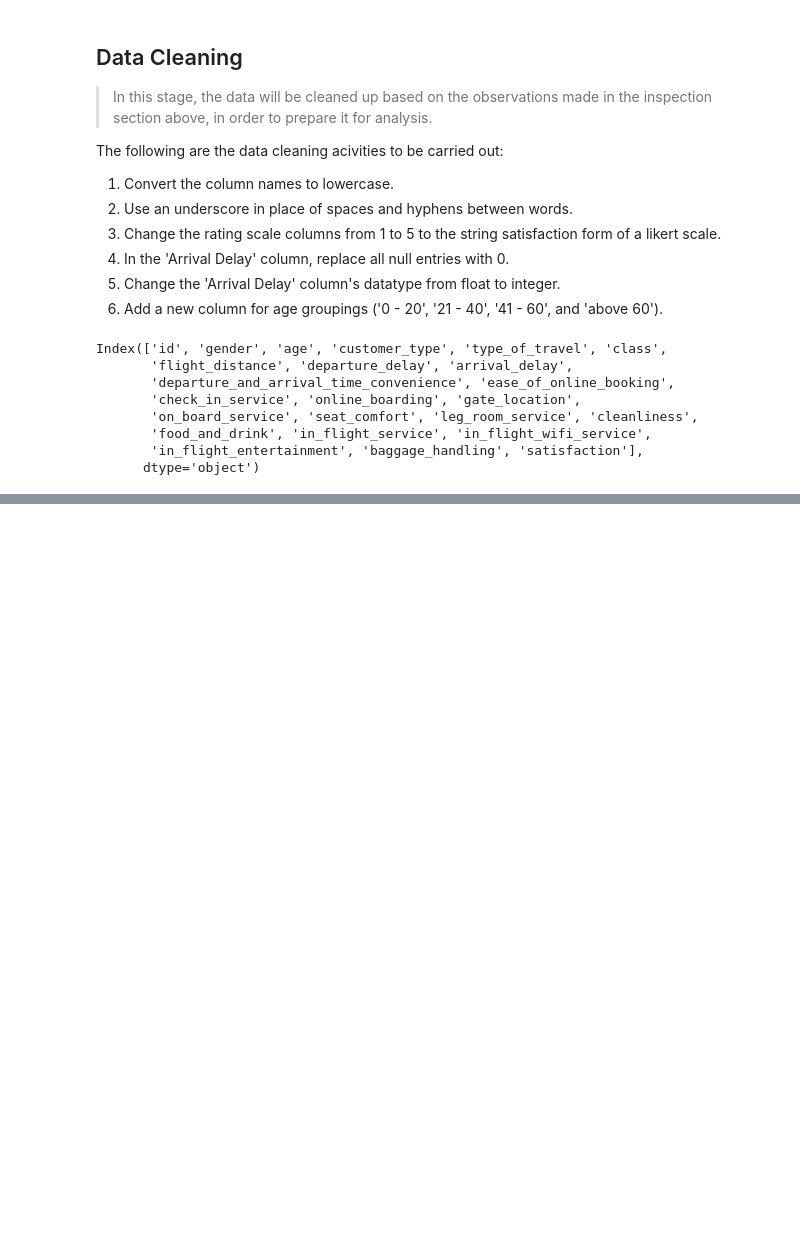
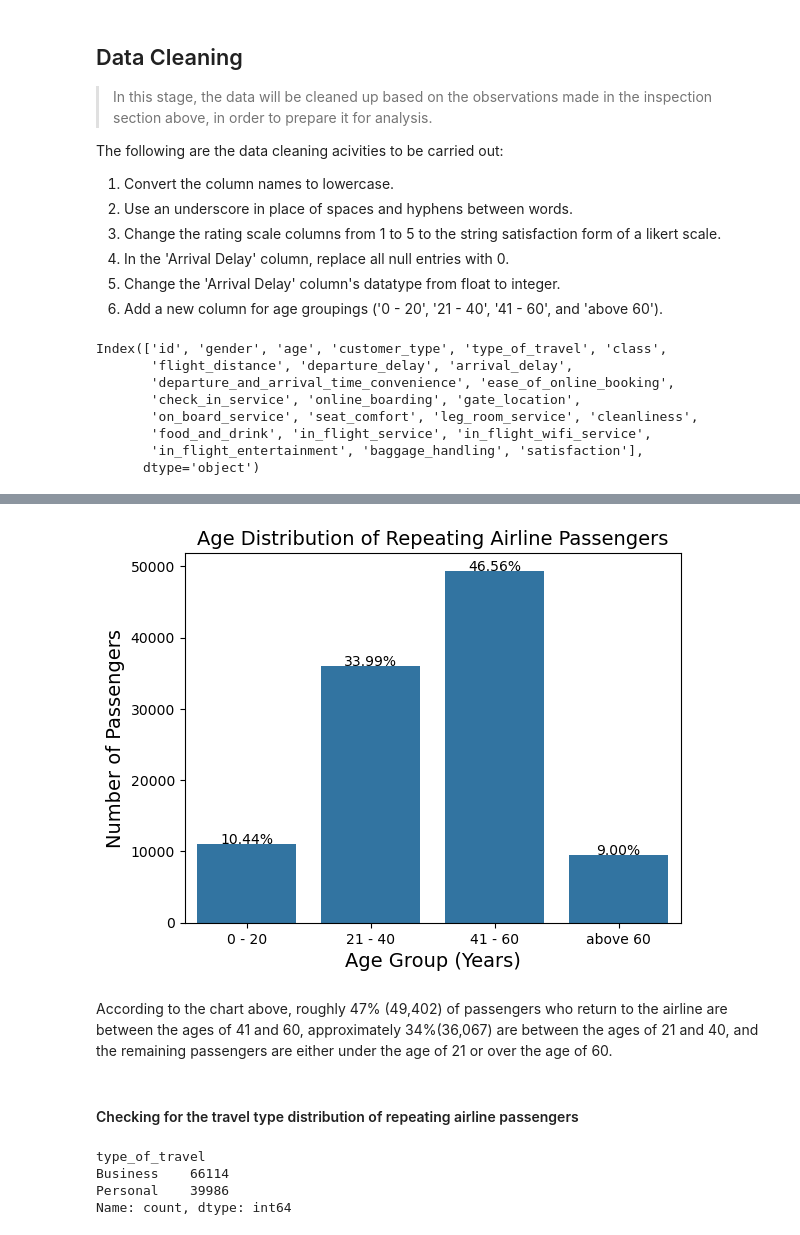
Before and after one commit to CertifiedBashir/Analysis_of_Airline_Passenger_Satisfaction, a Jupyter notebook: Airline Passenger Satisfaction.ipynb, the cells around one changed output, grey strips where cells are left out. Drawn from its saved outputs; the diff is of its cells as text; code cells hidden in the pictures; blank space fills up the shorter version.

```diff
--- a/Airline Passenger Satisfaction.ipynb
+++ b/Airline Passenger Satisfaction.ipynb
@@ -385,0 +462,22 @@ According to the chart above:
+# %%
+# Checking for age distribution amoung the repeating airline passengers
+ax = sns.countplot(data = return_pass, x = 'age_group', color = color);
+
+# Running the chart formatting function
+chart_format('Age Group (Years)', 'Number of Passengers', 'Age Distribution of Repeating Airline Passengers')
+
+# # Running the percentage calculating function
+percentage_calc(total)
+# %% [output]
+[figure, added]
+# %% [markdown]
+According to the chart above, roughly 47% (49,402) of passengers who return to the airline are between the ages of 41 and 60, approximately 34%(36,067) are between the ages of 21 and 40, and the remaining passengers are either under the age of 21 or over the age of 60.
+# %% [markdown]
+#### Checking for the travel type distribution of repeating airline passengers
+# %%
+return_pass.type_of_travel.value_counts()
+# %% [output]
+type_of_travel
+Business    66114
+Personal    39986
+Name: count, dtype: int64
```
Also changed, not shown: parts of 51 cells of this notebook.
